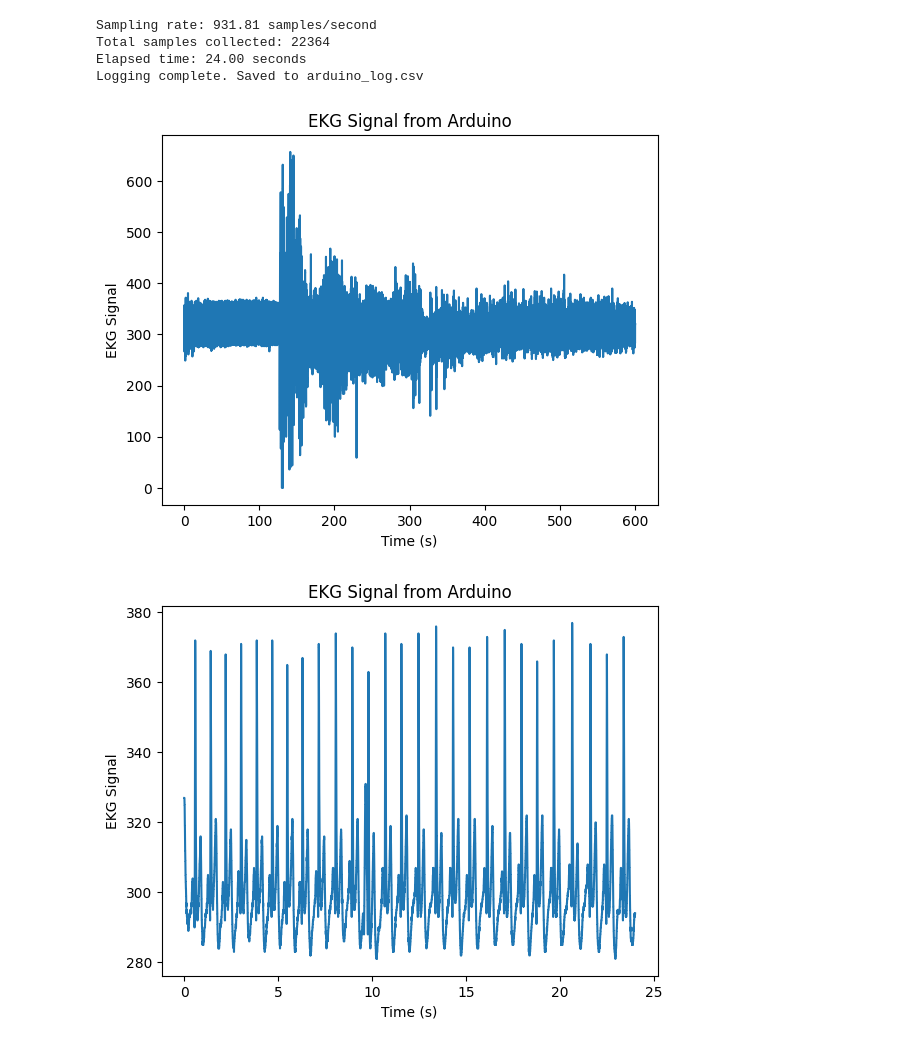
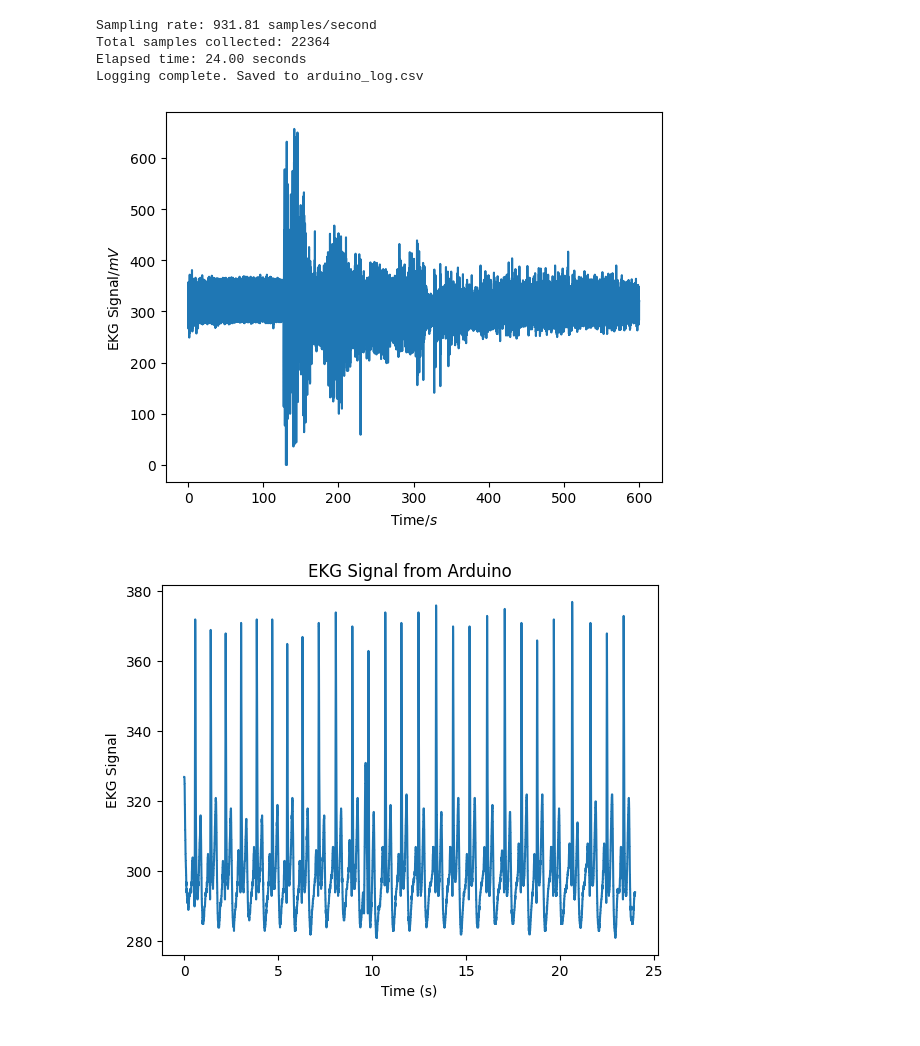
Before and after one commit to MaierElias/Labor_Biosignalverarbeitung, a Jupyter notebook: Labor_2/serialRead.ipynb, the cells around one changed output. Drawn from its saved outputs; the diff is of its cells as text; code cells hidden in the pictures.

```diff
--- a/Labor_2/serialRead.ipynb
+++ b/Labor_2/serialRead.ipynb
@@ -47,16 +47,17 @@ Logging complete. Saved to arduino_log.csv
 # %%
 import pandas as pd
 import matplotlib.pyplot as plt
 # This cell only works for the file 'arduino_log_belastung.csv'
 dfRad = pd.read_csv('Daten_L2/arduino_log_belastung.csv', sep = ';', header = 0, names = ['Frames' , 'EKG', 'Notes'], index_col = 0)
 #show the signal in the correct time frame
 plt.plot(dfRad.index/945.74, dfRad['EKG'])
-plt.xlabel('Time (s)')
-plt.ylabel('EKG Signal')
-plt.title('EKG Signal from Arduino')
+plt.xlabel('Time/$s$')
+plt.ylabel('EKG Signal/$mV$')
+# plt.title('EKG Signal from Arduino')
+plt.savefig('../Bericht2_Biosignalverarbeitung/figures/EKG_Belastung.png', dpi=300, bbox_inches='tight')
 plt.show()
 # %% [output]
-[figure, old version]
+[figure, new version]
 # %%
 import pandas as pd
 import matplotlib.pyplot as plt
```
Also changed, not shown: 4 other files.
